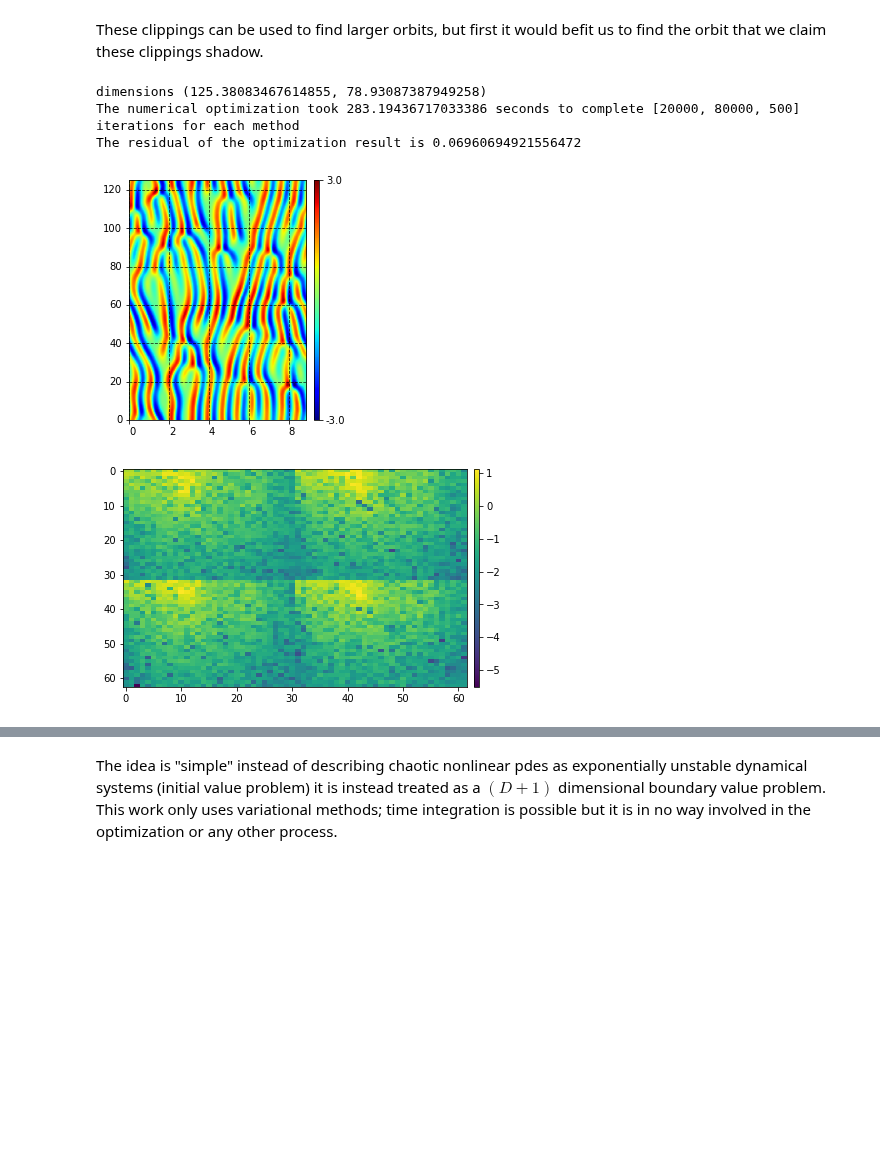
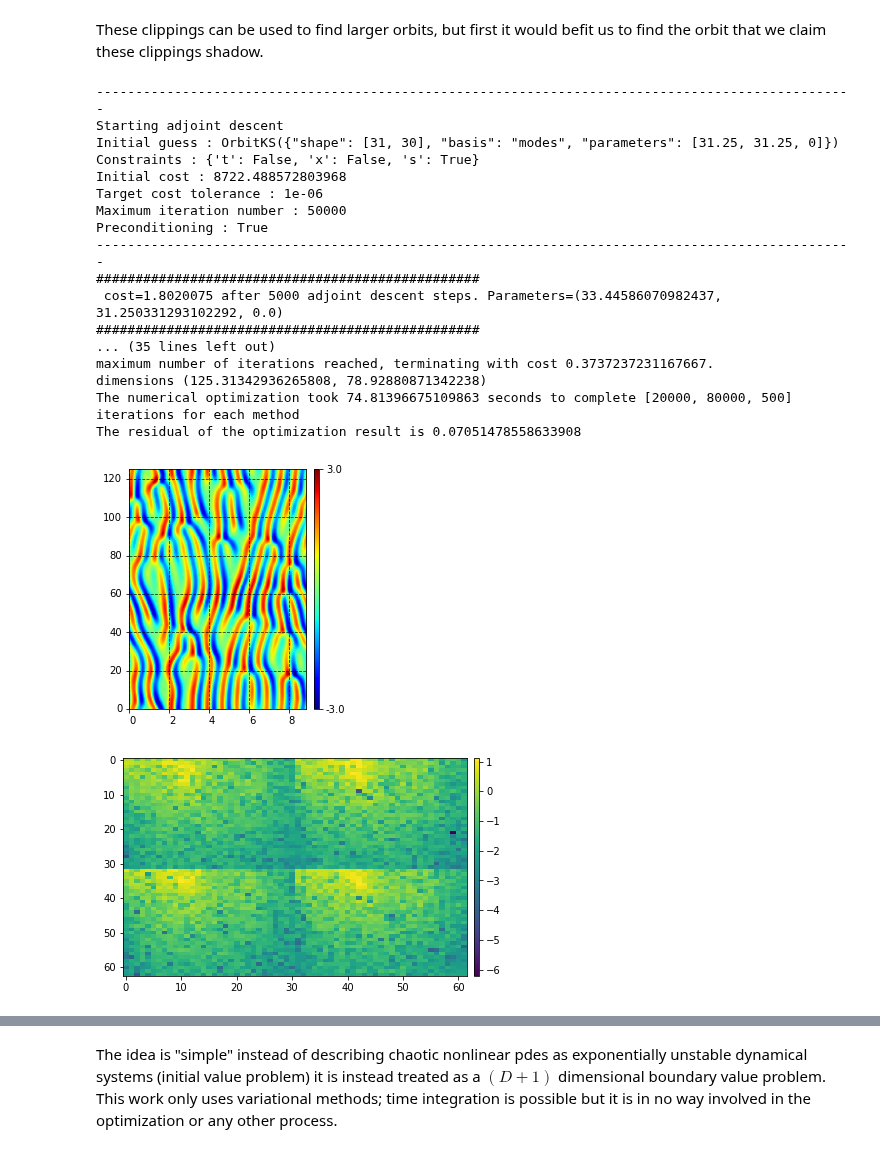
Before and after one commit to chaotic-systems/orbithunter, a Jupyter notebook: notebooks/tutorial.ipynb, the cells around one changed output, grey strips where cells are left out. Cells and saved outputs as stored; diff of their text form; code cells hidden in the pictures; blank space fills up the shorter version.

```diff
--- a/notebooks/tutorial.ipynb
+++ b/notebooks/tutorial.ipynb
@@ -189,20 +188,34 @@ these clippings shadow.
 # %%
 t0 = time.time_ns()/10**9
 methods=('adj', 'lsmr')
-clip_result = orb.hunt(clipped_subdomain.transform(to='modes').resize(32,32), maxiter=[50000, 100],
-                      methods=methods, preconditioning=[True, False], verbose=False)
+clip_result = orb.hunt(clipped_subdomain.transform(to='modes').resize(32,32), maxiter=[50000, 250],
+                      methods=methods, preconditioning=[True, False], verbose=True, scipy_kwargs={'atol':1e-3, 'btol':1e-3})
 t1 = time.time_ns()/10**9
 print(f"dimensions {hunting_result.orbit.dimensions()}")
 print(f"The numerical optimization took {t1-t0} seconds to complete {hunting_result.maxiter} iterations for each method")
 print(f"The residual of the optimization result is {hunting_result.orbit.cost()}")
 hunting_result.orbit.plot(padding=True)
 hunting_result.orbit.mode_plot()
 # %% [output]
-dimensions (125.38083467614855, 78.93087387949258)
-The numerical optimization took 283.19436717033386 seconds to complete [20000, 80000, 500] iterations for each method
-The residual of the optimization result is 0.06960694921556472
+-------------------------------------------------------------------------------------------------
+Starting adjoint descent
+Initial guess : OrbitKS({"shape": [31, 30], "basis": "modes", "parameters": [31.25, 31.25, 0]})
+Constraints : {'t': False, 'x': False, 's': True}
+Initial cost : 8722.488572803968
+Target cost tolerance : 1e-06
+Maximum iteration number : 50000
+Preconditioning : True
+-------------------------------------------------------------------------------------------------
+#################################################
+ cost=1.8020075 after 5000 adjoint descent steps. Parameters=(33.44586070982437, 31.250331293102292, 0.0)
+#################################################
+... (35 lines left out)
+maximum number of iterations reached, terminating with cost 0.3737237231167667.
+dimensions (125.31342936265808, 78.92880871342238)
+The numerical optimization took 74.81396675109863 seconds to complete [20000, 80000, 500] iterations for each method
+The residual of the optimization result is 0.07051478558633908
 [figure]
-[figure, old version]
+[figure, new version]
 # %%
 clip_result.orbit.plot(padding=True)
 clip_result.orbit.mode_plot()
```
Also changed, not shown: parts of 15 cells of this notebook, 15 other files.
